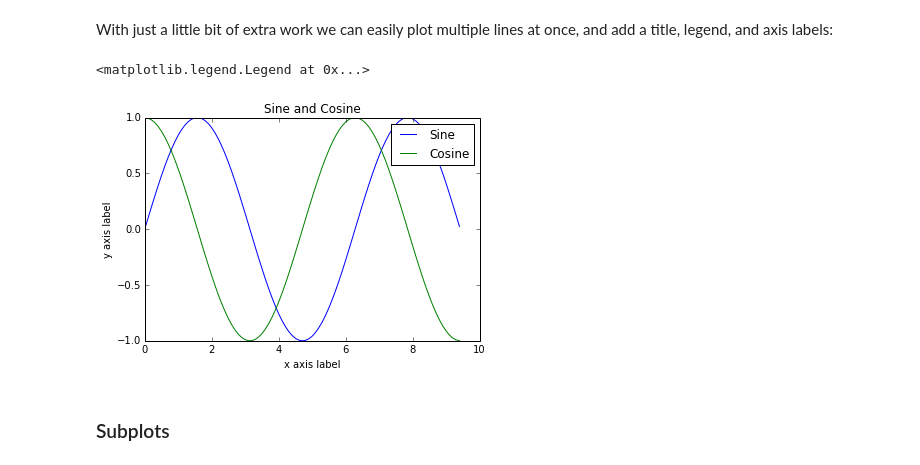
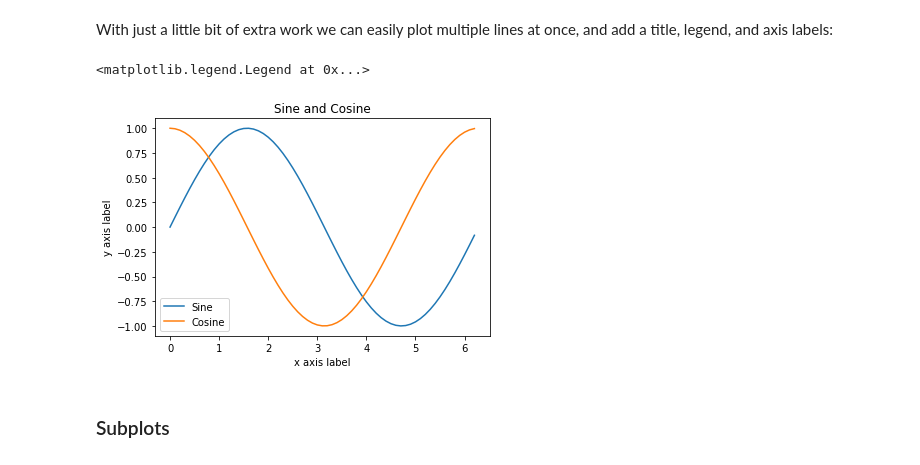
Before and after one commit to jgolebiowski/coding-workspace, a Jupyter notebook: python-TheLink-tutorial/TheLink-tutorial-master.ipynb, the cells around one changed output. Drawn from its saved outputs; the diff is of its cells as text; code cells hidden in the pictures.

```diff
--- a/python-TheLink-tutorial/TheLink-tutorial-master.ipynb
+++ b/python-TheLink-tutorial/TheLink-tutorial-master.ipynb
@@ -992,8 +1259,12 @@ By running this special iPython command, we will be displaying plots inline:
 The most important function in `matplotlib` is plot, which allows you to plot 2D data. Here is a simple example:
 # %%
 # Compute the x and y coordinates for points on a sine curve
-x = np.arange(0, 3 * np.pi, 0.1)
+x = np.arange(0, 2 * np.pi, 0.1)
 y = np.sin(x)
+
+# Print first 10 elements
+for idx in range(10):
+    print(x[idx], y[idx])
 
 # Plot the points using matplotlib
 plt.plot(x, y)
@@ -1005,17 +1286,17 @@ With just a little bit of extra work we can easily plot multiple lines at once,
 # %%
 y_sin = np.sin(x)
 y_cos = np.cos(x)
 
 # Plot the points using matplotlib
-plt.plot(x, y_sin)
-plt.plot(x, y_cos)
+plt.plot(x, y_sin, label="Sine")
+plt.plot(x, y_cos, label="Cosine")
 plt.xlabel('x axis label')
 plt.ylabel('y axis label')
 plt.title('Sine and Cosine')
-plt.legend(['Sine', 'Cosine'])
+plt.legend()
 # %% [output]
 <matplotlib.legend.Legend at 0x...>
-[figure, old version]
+[figure, new version]
 # %% [markdown]
 ### Subplots
 # %% [markdown]
```
Also changed, not shown: parts of 79 cells of this notebook.
